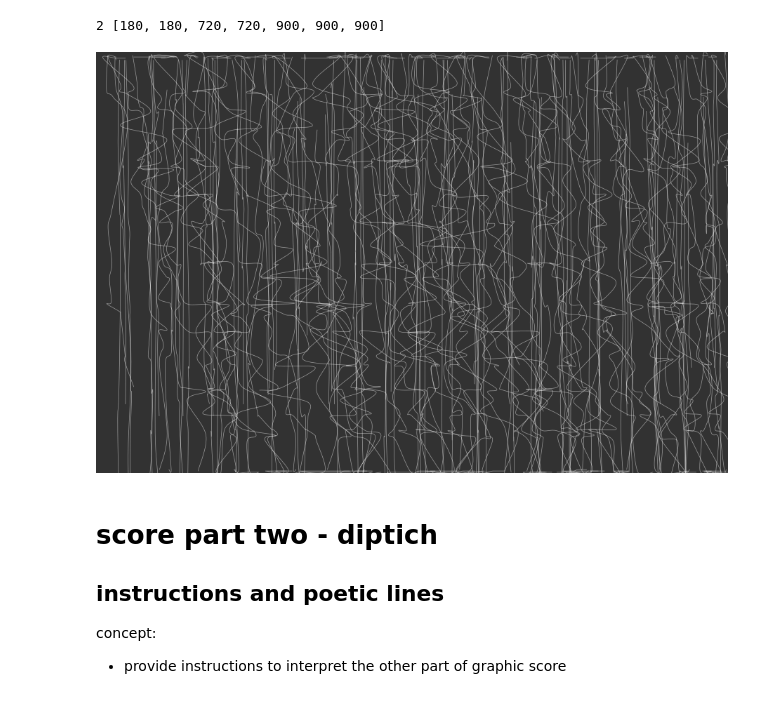
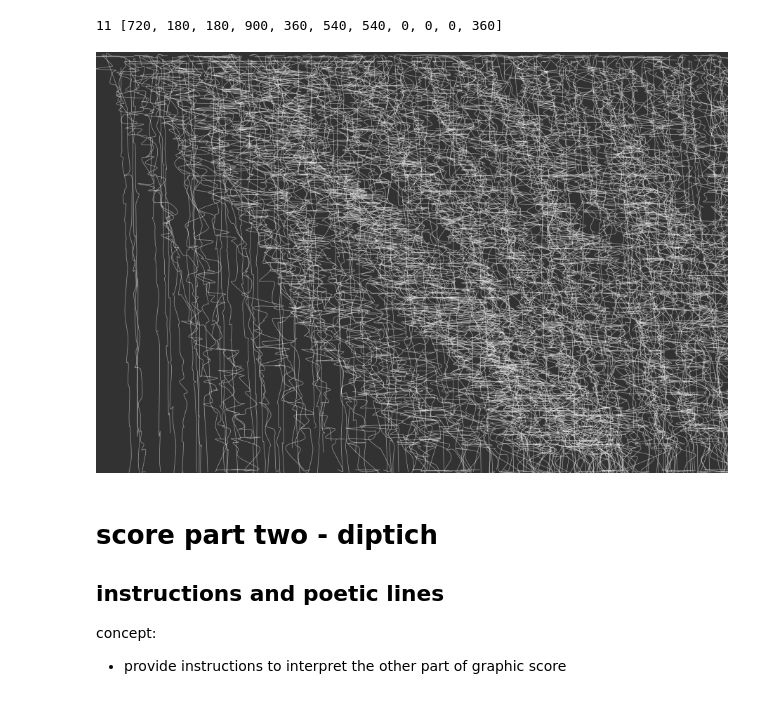
Before and after one commit to ybrow001/generative_graphic_score, a Jupyter notebook: graphic_score_081125.ipynb, the cells around one changed output. Cells and saved outputs as stored; diff of their text form; code cells hidden in the pictures.

```diff
--- a/graphic_score_081125.ipynb
+++ b/graphic_score_081125.ipynb
@@ -31,7 +31,8 @@ def draw_line(x_bias, x_random, sum_lin):
         curve_vertex(x + x_random[i] + x_bias[i], sum_lin[i] + y_offset)
     end_shape()
 
-polyrhythm_nodes = [8,10,11,12,15] # 15:12:11:10:8 polyrhythm
+polyrhythm_nodes = [24, 27, 30, 33, 36, 40, 45] #[8,10,11,12,15] # 15:12:11:10:8 polyrhythm
+# [24, 27, 30, 33, 36, 40, 45]
 line_calcs = []
 summed_line = []
 
@@ -265,41 +266,41 @@ def draw_circles():
         # move to the right
         x += line_spacing
 
-num_passes = 7
+num_passes = 11
 draw_pass = 0
 def draw_passes():
     global x, y_offset, draw_pass, alpha_val
 
     x_init = 5
     x_offset = 0
 
     x = x_init
 
     dynamic_form(num_passes)
 
     while draw_pass < num_passes: # higher than division of ~line_spacing to cause overlap
         calc_lines()
 
         # alpha_val -= 5
         draw_circles()
 
-        # save(f'images/per_pass_score/06_score_pass_reverse{draw_pass}.png') # save image for each pass
+        save(f'images/per_pass_score/07_score_pass_24_polyrhythm_{draw_pass}.png') # save image for each pass
 
         draw_pass += 1
         x_offset += (line_spacing*1.104)/7 # adding some interesting displacement in overlap
-        y_offset += random.uniform(-1, 3)
+        y_offset += random.uniform(-1, 3) # np.random.normal(1,2)
         x = x_init + x_offset
 
         # print(f"pass made {draw_pass}")
 
 # save('images/no_dotes_sparse_131115.png')
 
 draw_passes()
 
 show()
 # %% [output]
-2 [180, 180, 720, 720, 900, 900, 900]
+11 [720, 180, 180, 900, 360, 540, 540, 0, 0, 0, 360]
-[figure, old version]
+[figure, new version]
 # %% [markdown]
 # score part two - diptich
 
```
Also changed, not shown: parts of 1 cell of this notebook, 15 other files.
